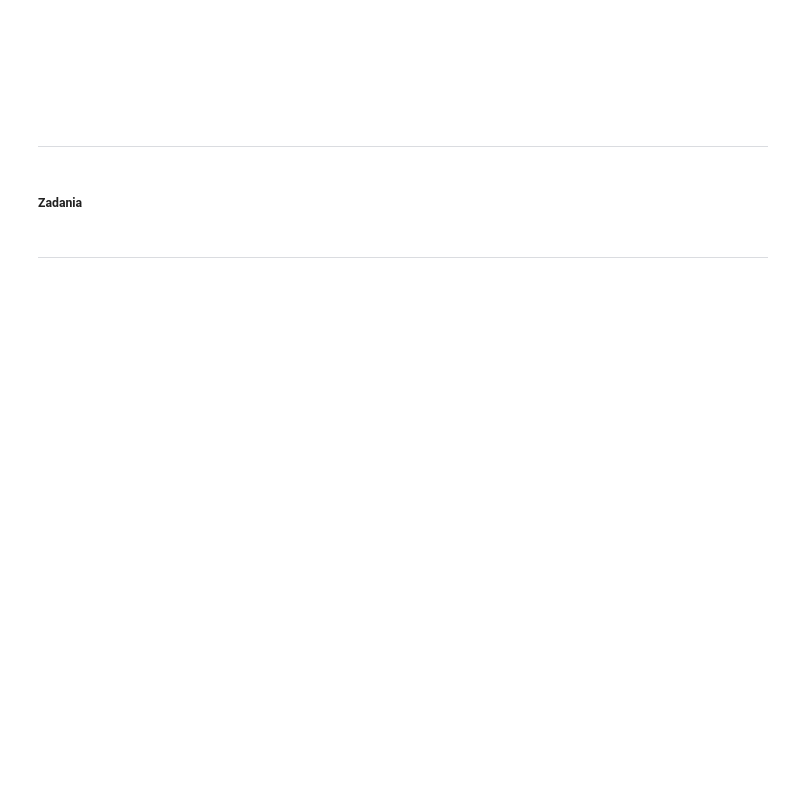
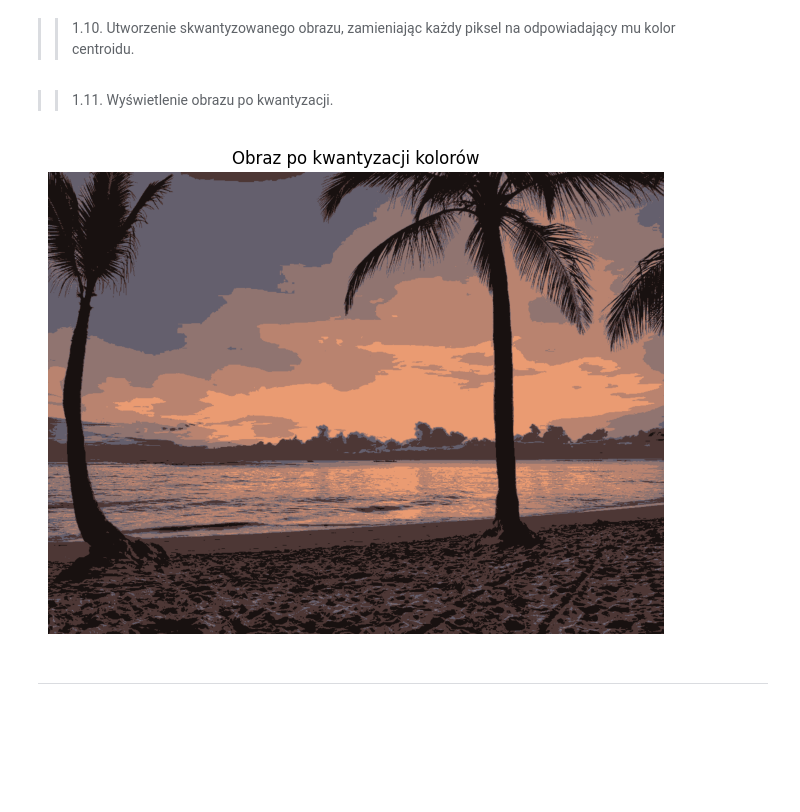
Before and after one commit to FilipTwardawa/AI_Projects_In_Polish, a Jupyter notebook: Twardawa_Filip_ML.ipynb, the cells around one changed output. Cells and saved outputs as stored; diff of their text form; code cells hidden in the pictures; blank space fills up the shorter version.

Commit message:
Addition of all files related to ML labortaorium (k-means algorithm and clustering algorithms)

````diff
--- a/Twardawa_Filip_ML.ipynb
+++ b/Twardawa_Filip_ML.ipynb
@@ -8,0 +109,4 @@
+# %%
+labels = kmeans.predict(pixels)
+
+print(f"Etykiety klastrów dla każdego piksela (fragment): {labels}")
@@ -8,0 +117,5 @@
+# %%
+centroids = kmeans.cluster_centers_
+
+print("Współrzędne centroidów przed zaokrągleniem:")
+print(centroids)
@@ -8,0 +132,5 @@
+# %%
+centroids = np.round(centroids, 0).astype(int)
+
+print("Współrzędne centroidów po zaokrągleniu:")
+print(centroids)
@@ -9,3 +145,19 @@
+# %% [markdown]
+>>1.10. Utworzenie skwantyzowanego obrazu, zamieniając każdy piksel na odpowiadający mu kolor centroidu.
+# %%
+quantized_image = centroids[labels].reshape(height, width, channels)
+# %% [markdown]
+>>1.11. Wyświetlenie obrazu po kwantyzacji.
+# %%
+plt.figure(figsize=(8, 6))
+plt.imshow(quantized_image)
+plt.title("Obraz po kwantyzacji kolorów")
+plt.axis("off")
+plt.show()
+# %% [output]
+[figure, added]
+# %% [markdown]
+---
 # %% [markdown]
 ```
 
@@ -13,9 +165,3 @@
 
 
 ```
-# %% [markdown]
-----
-# %% [markdown]
-##### Zadania
-# %% [markdown]
-----
````
Also changed, not shown: parts of 221 cells of this notebook, 2 other files.
